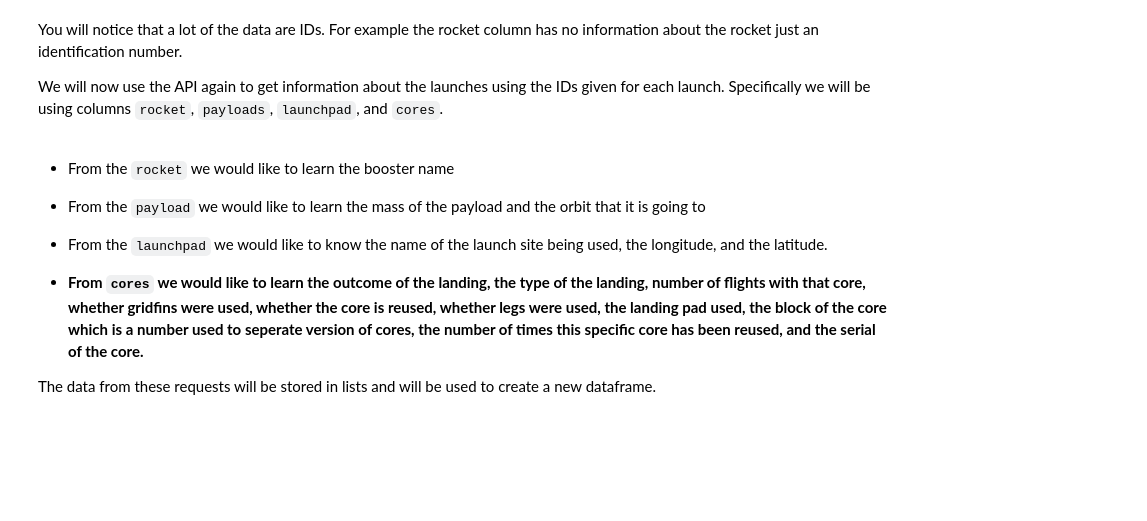
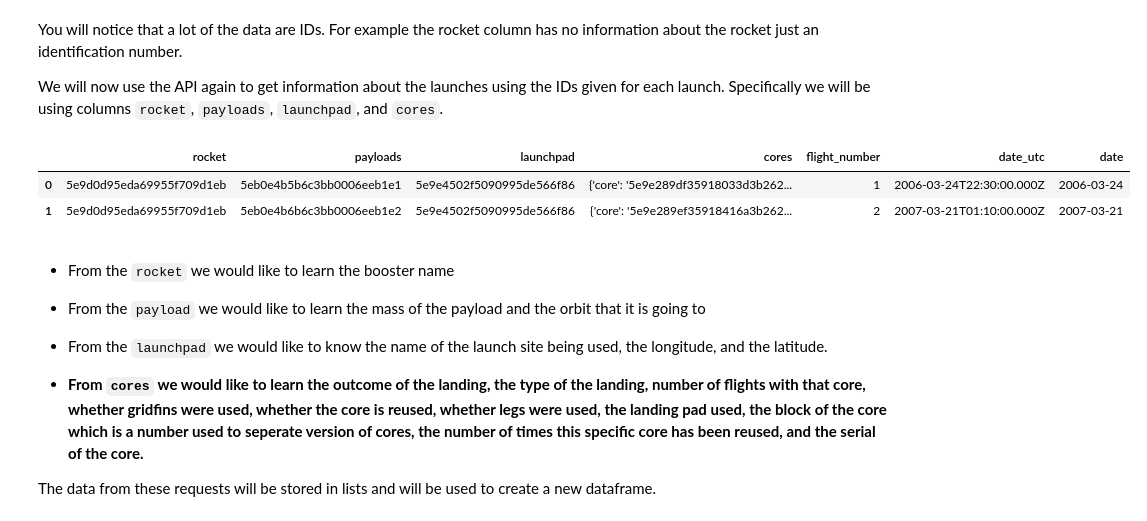
Before and after one commit to Nischay4975/DS-ML, a Jupyter notebook: DSML Capstone/Data Collection/jupyter-labs-spacex-data-collection-api-v2.ipynb, the cells around one changed output. Saved outputs shown, nothing was run; the diff lists cells and outputs as text; code cells hidden in the pictures; blank space fills up the shorter version.

```diff
--- a/DSML Capstone/Data Collection/jupyter-labs-spacex-data-collection-api-v2.ipynb
+++ b/DSML Capstone/Data Collection/jupyter-labs-spacex-data-collection-api-v2.ipynb
@@ -155,6 +142,12 @@ data['date'] = pd.to_datetime(data['date_utc']).dt.date
 
 # Using the date we will restrict the dates of the launches
 data = data[data['date'] <= datetime.date(2020, 11, 13)]
+# %%
+data.head(2)
+# %% [output]
+|  | rocket | payloads | launchpad | cores | flight_number | date_utc | date |
+| 0 | 5e9d0d95eda69955f709d1eb | 5eb0e4b5b6c3bb0006eeb1e1 | 5e9e4502f5090995de566f86 | {'core': '5e9e289df35918033d3b262... | 1 | 2006-03-24T22:30:00.000Z | 2006-03-24 |
+| 1 | 5e9d0d95eda69955f709d1eb | 5eb0e4b6b6c3bb0006eeb1e2 | 5e9e4502f5090995de566f86 | {'core': '5e9e289ef35918416a3b262... | 2 | 2007-03-21T01:10:00.000Z | 2007-03-21 |
 # %% [markdown]
 * From the <code>rocket</code> we would like to learn the booster name
 
```
Also changed, not shown: parts of 3 cells of this notebook, 2 other files.
